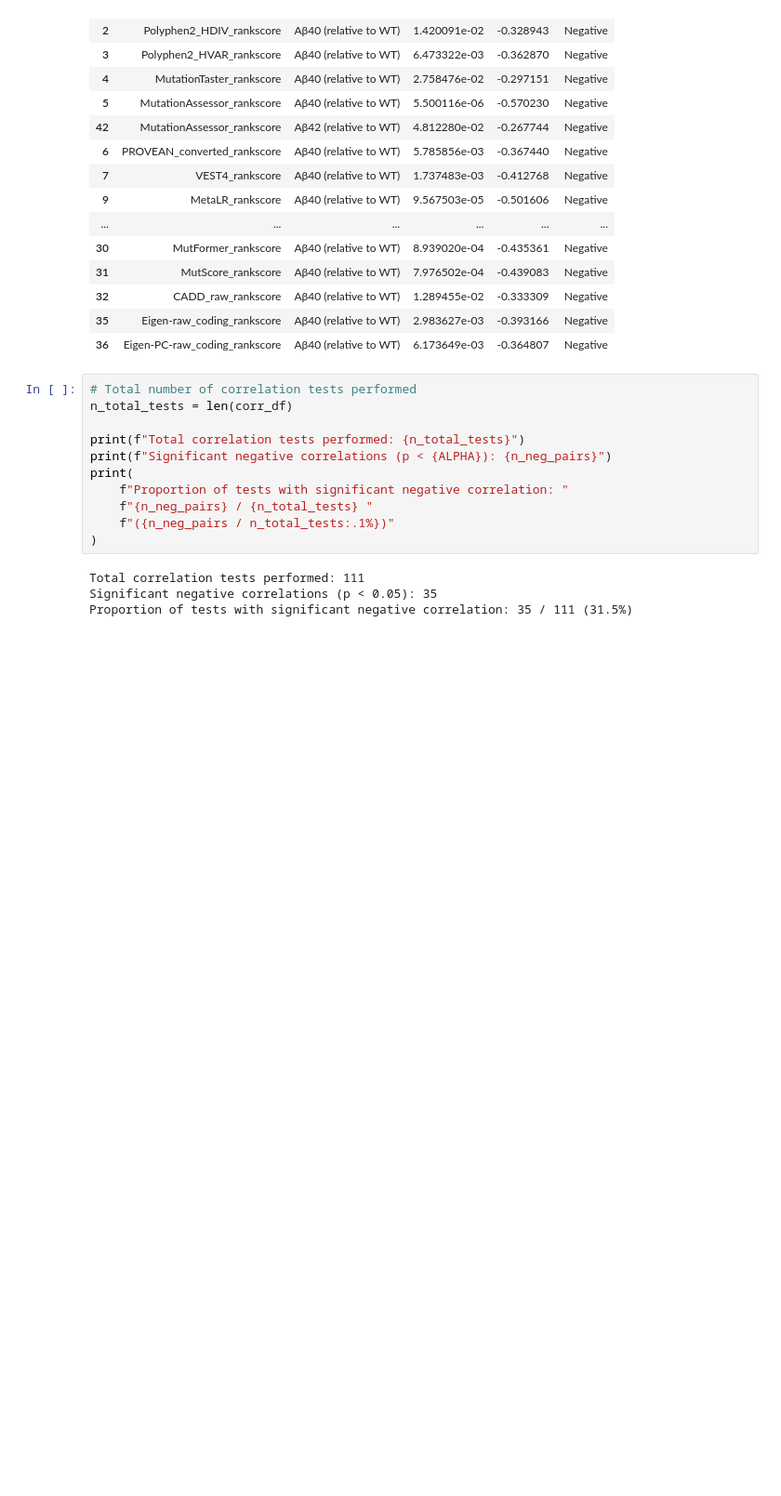
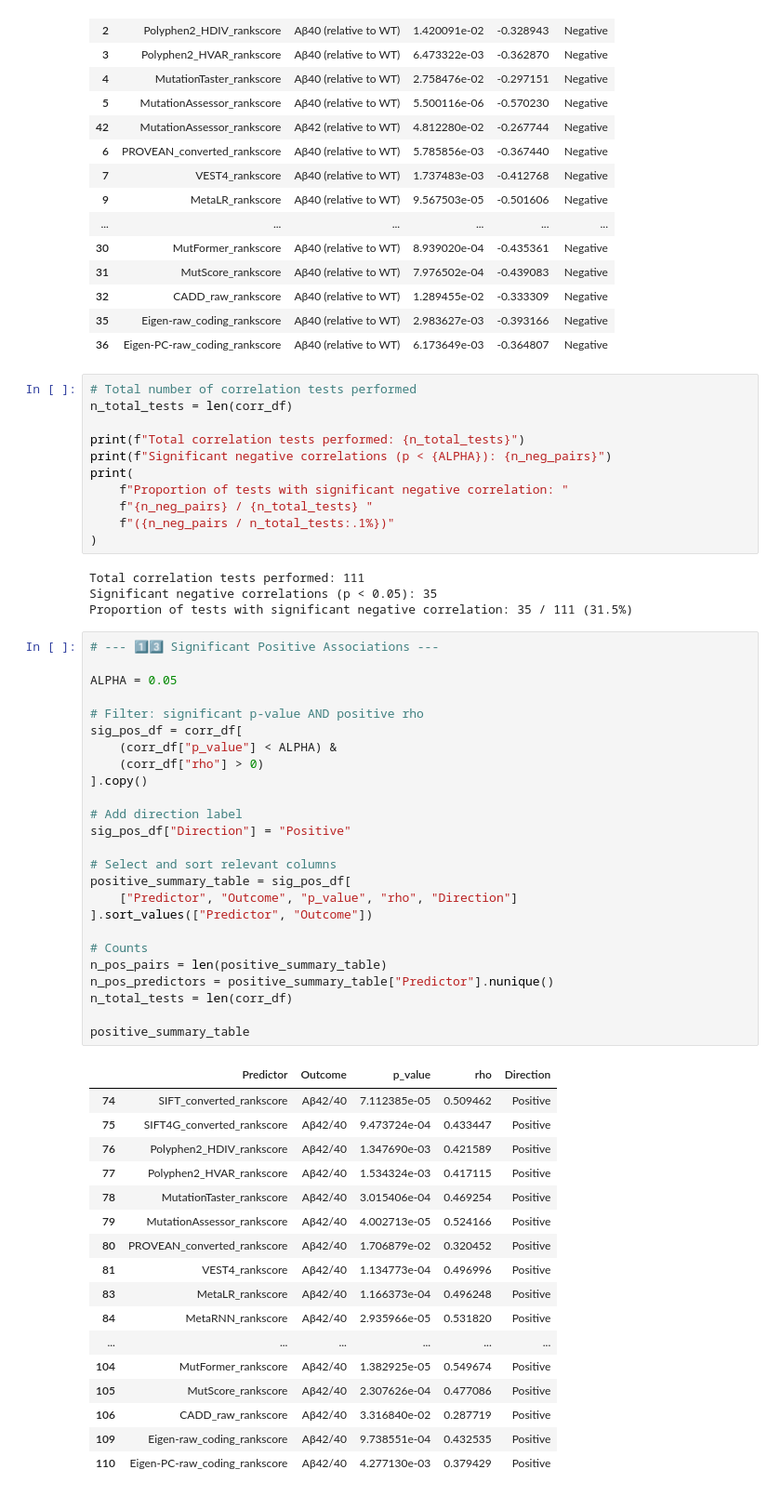
Before and after one commit to jiyeonsongg/am_analysis, a Jupyter notebook: codes/spearman_heatmap.ipynb, the cells around one changed output. Shown at 93% size. Drawn from its saved outputs; the diff is of its cells as text; blank space fills up the shorter version.

Commit message:
positive direction

```diff
--- a/codes/spearman_heatmap.ipynb
+++ b/codes/spearman_heatmap.ipynb
@@ -263,3 +263,46 @@ print(
 Total correlation tests performed: 111
 Significant negative correlations (p < 0.05): 35
 Proportion of tests with significant negative correlation: 35 / 111 (31.5%)
+# %%
+# --- 1️⃣3️⃣ Significant Positive Associations ---
+
+ALPHA = 0.05
+
+# Filter: significant p-value AND positive rho
+sig_pos_df = corr_df[
+    (corr_df["p_value"] < ALPHA) &
+    (corr_df["rho"] > 0)
+].copy()
+
+# Add direction label
+sig_pos_df["Direction"] = "Positive"
+
+# Select and sort relevant columns
+positive_summary_table = sig_pos_df[
+    ["Predictor", "Outcome", "p_value", "rho", "Direction"]
+].sort_values(["Predictor", "Outcome"])
+
+# Counts
+n_pos_pairs = len(positive_summary_table)
+n_pos_predictors = positive_summary_table["Predictor"].nunique()
+n_total_tests = len(corr_df)
+
+positive_summary_table
+# %% [output]
+|  | Predictor | Outcome | p_value | rho | Direction |
+| 74 | SIFT_converted_rankscore | Aβ42/40 | 7.112385e-05 | 0.509462 | Positive |
+| 75 | SIFT4G_converted_rankscore | Aβ42/40 | 9.473724e-04 | 0.433447 | Positive |
+| 76 | Polyphen2_HDIV_rankscore | Aβ42/40 | 1.347690e-03 | 0.421589 | Positive |
+| 77 | Polyphen2_HVAR_rankscore | Aβ42/40 | 1.534324e-03 | 0.417115 | Positive |
+| 78 | MutationTaster_rankscore | Aβ42/40 | 3.015406e-04 | 0.469254 | Positive |
+| 79 | MutationAssessor_rankscore | Aβ42/40 | 4.002713e-05 | 0.524166 | Positive |
+| 80 | PROVEAN_converted_rankscore | Aβ42/40 | 1.706879e-02 | 0.320452 | Positive |
+| 81 | VEST4_rankscore | Aβ42/40 | 1.134773e-04 | 0.496996 | Positive |
+| 83 | MetaLR_rankscore | Aβ42/40 | 1.166373e-04 | 0.496248 | Positive |
+| 84 | MetaRNN_rankscore | Aβ42/40 | 2.935966e-05 | 0.531820 | Positive |
+| ... | ... | ... | ... | ... | ... |
+| 104 | MutFormer_rankscore | Aβ42/40 | 1.382925e-05 | 0.549674 | Positive |
+| 105 | MutScore_rankscore | Aβ42/40 | 2.307626e-04 | 0.477086 | Positive |
+| 106 | CADD_raw_rankscore | Aβ42/40 | 3.316840e-02 | 0.287719 | Positive |
+| 109 | Eigen-raw_coding_rankscore | Aβ42/40 | 9.738551e-04 | 0.432535 | Positive |
+| 110 | Eigen-PC-raw_coding_rankscore | Aβ42/40 | 4.277130e-03 | 0.379429 | Positive |
```
Also changed, not shown: parts of 1 cell of this notebook.
